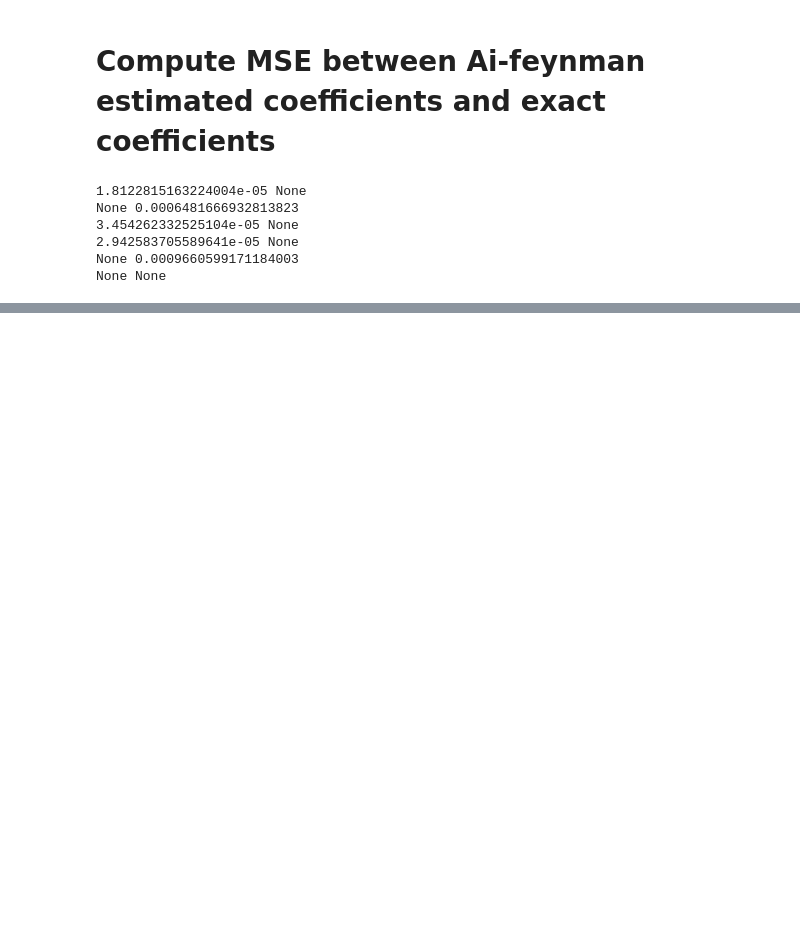
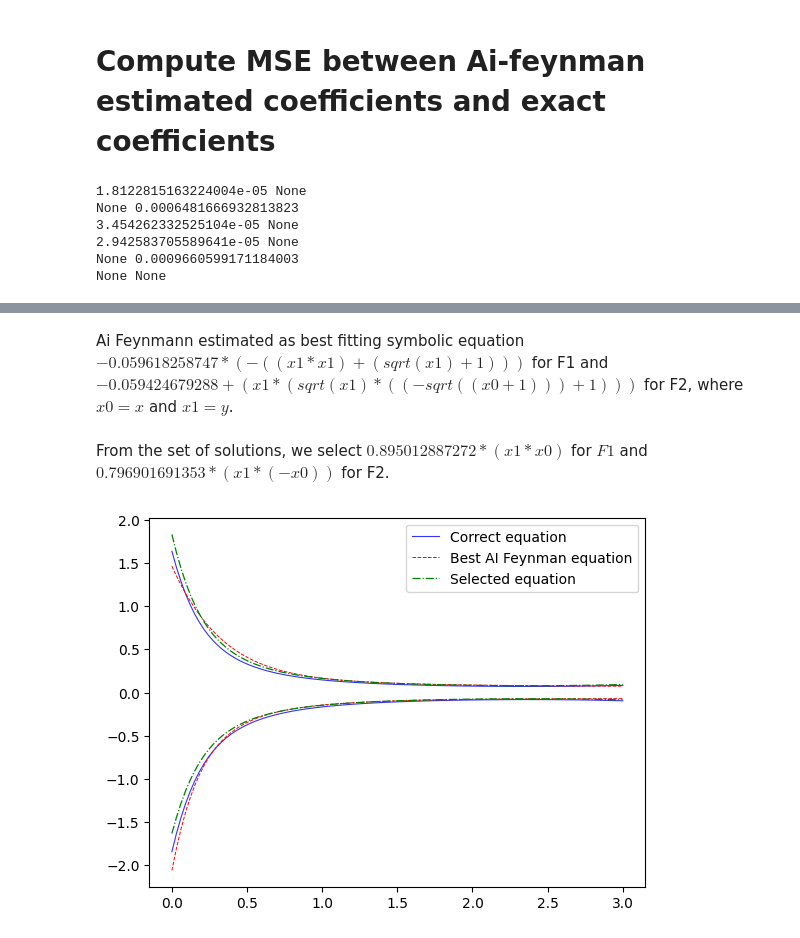
Before and after one commit to MicheleCattaneo/-Re-UPINN, a Jupyter notebook: LotkaVolterra/ai-feynman/test.ipynb, the cells around one changed output, grey strips where cells are left out. Drawn from its saved outputs; the diff is of its cells as text; code cells hidden in the pictures; blank space fills up the shorter version.

Commit message:
ai feynman equation comparison

```diff
--- a/LotkaVolterra/ai-feynman/test.ipynb
+++ b/LotkaVolterra/ai-feynman/test.ipynb
@@ -110,0 +114,4 @@ None None
+# %% [markdown]
+Ai Feynmann estimated as best fitting symbolic equation $-0.059618258747*(-((x1*x1)+(sqrt(x1)+1)))$ for F1 and $-0.059424679288+(x1*(sqrt(x1)*((-sqrt((x0+1)))+1)))$ for F2, where $x0 = x$ and $x1 = y$.
+# %% [markdown]
+From the set of solutions, we select $0.895012887272*(x1*x0)$ for $F1$ and $0.796901691353*(x1*(-x0))$ for F2.
@@ -110,0 +124,40 @@ None None
+# %%
+def expression_ai_feynann(x, y):
+    f1 = -0.059618258747*(-((y*y)+(torch.sqrt(y)+1)))
+    f2 = -0.059424679288+(y*(torch.sqrt(y)*((-torch.sqrt((x+1)))+1)))
+    return f1, f2
+
+def expression_ai_feynann_selected(x, y):
+    f1 = 0.895012887272*(y*x)
+    f2 = 0.796901691353*(y*(-x))
+    return f1, f2
+# %%
+def plot_estimated():
+    DEVICE = torch.device("cuda") if torch.cuda.is_available() else torch.device("cpu")
+    upinn = U(1, 2, [64,64])
+    upinn.load_state_dict(torch.load(f"../../upinn_models/LV/U_LV_exp2_sol_noise=0_space=0.1.pt", map_location=DEVICE))
+    upinn.eval()
+
+    t = torch.linspace(0, 3, 100).unsqueeze(1)
+    xy = upinn(t)
+    x, y = xy[:, 0].squeeze(), xy[:, 1].squeeze()
+
+    f1_correct, f2_correct = -0.9*x*y, 0.8*x*y
+
+    f1_ai, f2_ai = expression_ai_feynann(x, y)
+
+    f1_ai_selected, f2_ai_selected = expression_ai_feynann_selected(x, y)
+
+    plt.plot(t, f1_correct.detach().numpy(), c='b', label='Correct equation', alpha=0.8, linewidth=0.8)
+    plt.plot(t, f2_correct.detach().numpy(), c='b', alpha=0.8, linewidth=0.8)
+    plt.plot(t, f1_ai.detach().numpy(), linestyle='--', c='r', label='Best AI Feynman equation', linewidth=0.7)
+    plt.plot(t, f2_ai.detach().numpy(), linestyle='--', c='r', linewidth=0.7)
+    plt.plot(t, f1_ai_selected.detach().numpy(), linestyle='-.', c='g', label='Selected equation', linewidth=0.9)
+    plt.plot(t, f2_ai_selected.detach().numpy(), linestyle='-.', c='g', linewidth=0.9)
+    plt.legend()
+    plt.savefig('example_sol.pdf')
+    plt.show()
+# %%
+plot_estimated()
+# %% [output]
+[figure, added]
```
Also changed, not shown: parts of 3 cells of this notebook, 38 other files.
